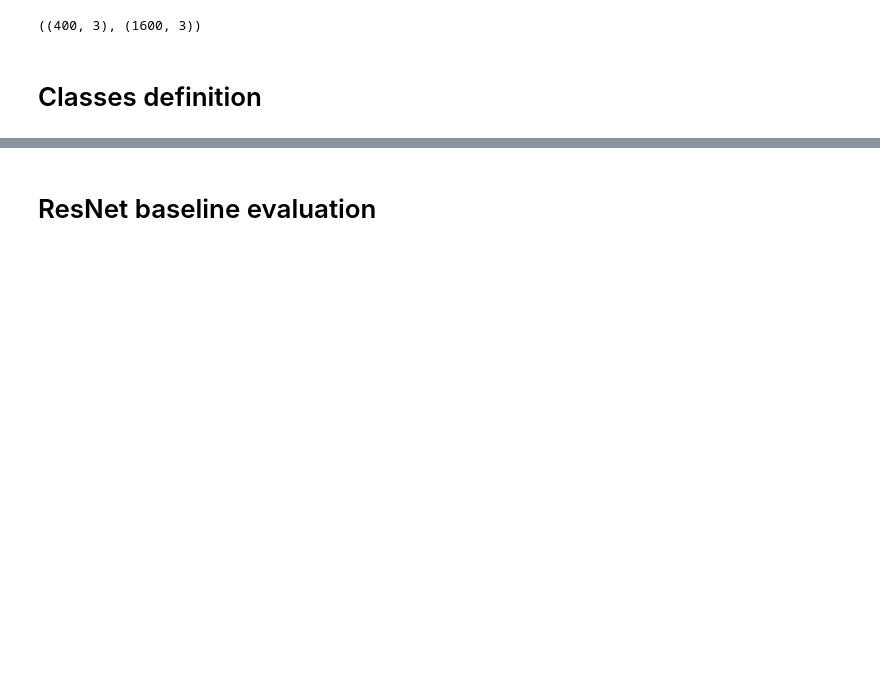
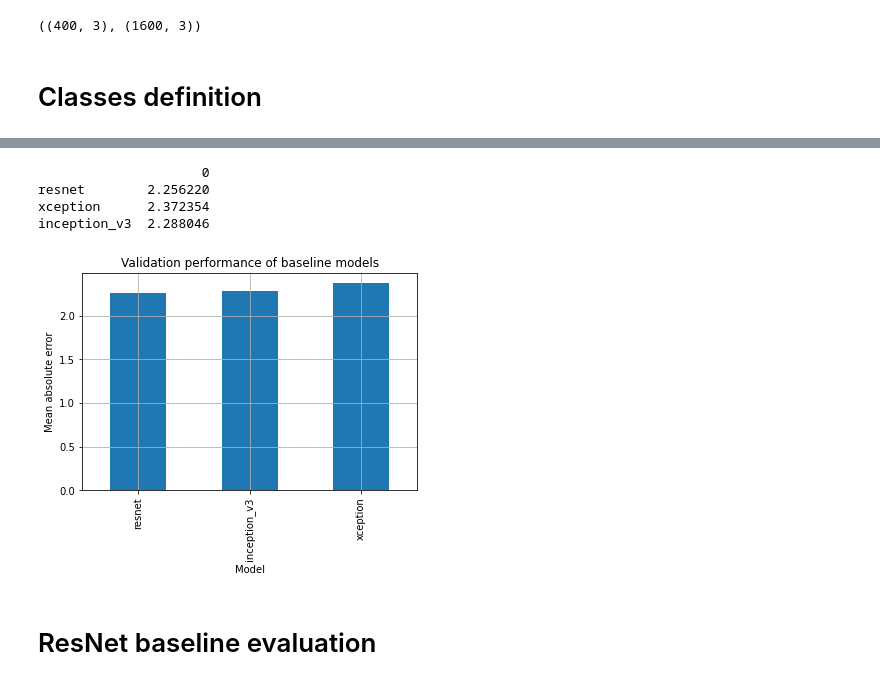
Before and after one commit to PashaIanko/Kaggle.CrowdCounting, a Jupyter notebook: 1_model_comparison.ipynb, the cells around one changed output, grey strips where cells are left out. Saved outputs shown, nothing was run; the diff lists cells and outputs as text; code cells hidden in the pictures; blank space fills up the shorter version.

Commit message:
visualized validation performance

```diff
--- a/1_model_comparison.ipynb
+++ b/1_model_comparison.ipynb
@@ -82,6 +82,19 @@ Mounted at /content/gdrive
 /content/gdrive/MyDrive/ML/Competitions/7.CrowdCounting/Models/trial_1 already exists
 # %% [markdown]
 # Helper functions
+# %%
+from keras import backend as K
+from keras.utils.layer_utils import count_params
+
+def count_parameters(model):
+    trainable_count = count_params(model.trainable_weights)
+    non_trainable_count = count_params(model.non_trainable_weights)
+
+    return {
+        'Total parameters': trainable_count + non_trainable_count,
+        'Trainable parameters': trainable_count,
+        'Non-trainable parameters': non_trainable_count
+    }
 # %% [markdown]
 # Data split
 # %%
@@ -271,0 +531,2 @@ class ResNetModel(NNModel):
+# %%
+comparison_data = collect_comparison_data(MODELS)
@@ -272,3 +572,32 @@ class ResNetModel(NNModel):
+# %%
+import pandas as pd
+
+
+def plot_validation_results(validation_performance_dict_):
+    mae_dict = {
+        model_name: [data[2]] \
+        for model_name, data in validation_performance_dict_.items()
+    }
+
+    df = pd.DataFrame(mae_dict, index=None)
+    df = df.T
+    print(df)
+    df = df.sort_values(by=0)
+
+    ax = df.plot(kind='bar')
+    ax.set_ylabel('Mean absolute error')
+    ax.set_xlabel('Model')
+    ax.set_title('Validation performance of baseline models')
+    ax.get_legend().remove()
+    ax.grid()
+# %%
+plot_validation_results(comparison_data['validation_results'])
+# %% [output]
+                     0
+resnet        2.256220
+xception      2.372354
+inception_v3  2.288046
+[figure, added]
 # %% [markdown]
 # ResNet baseline evaluation
 # %%
```
Also changed, not shown: parts of 21 cells of this notebook.
